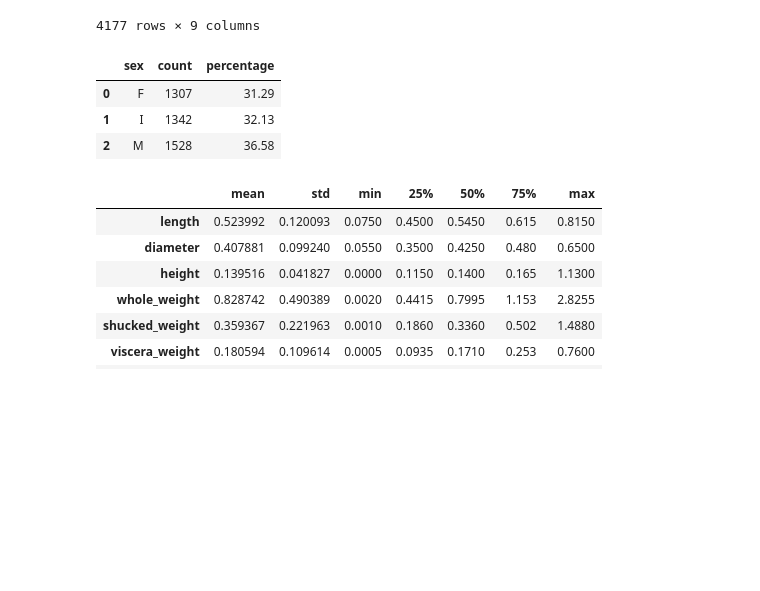
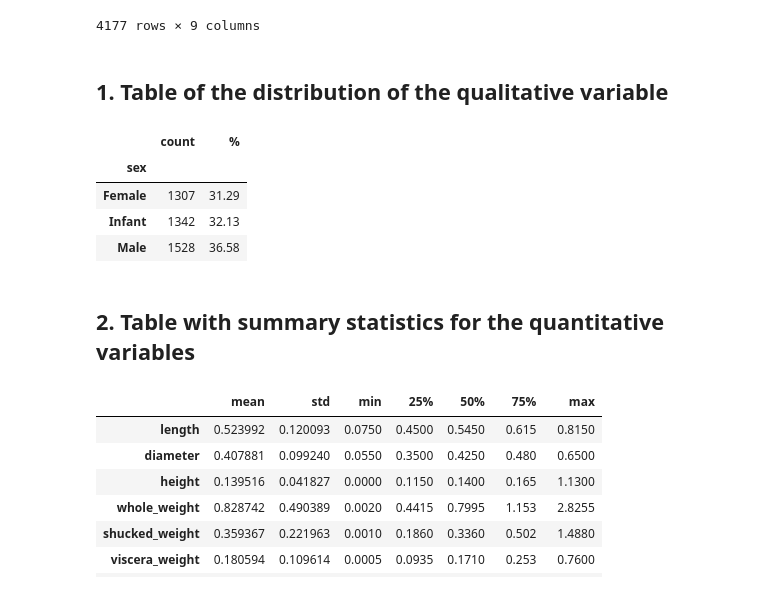
Before and after one commit to igoro00/pipython, a Jupyter notebook: Untitled-1.ipynb, the cells around one changed output. Cells and saved outputs as stored; diff of their text form; code cells hidden in the pictures; blank space fills up the shorter version.

```diff
--- a/Untitled-1.ipynb
+++ b/Untitled-1.ipynb
@@ -32,18 +37,25 @@ df
 | 4175 | F | 0.625 | 0.485 | 0.150 | 1.0945 | 0.5310 | 0.2610 | 0.2960 | ... |
 | 4176 | M | 0.710 | 0.555 | 0.195 | 1.9485 | 0.9455 | 0.3765 | 0.4950 | ... |
 4177 rows × 9 columns
+# %% [markdown]
+## 1. Table of the distribution of the qualitative variable
 # %%
+sex_dict = {'M':'Male', 'F':'Female', 'I':'Infant'}
 sexes = df.groupby('sex').size().reset_index(name='count')
-sexes['percentage'] = np.round(
+sexes['sex'] = sexes['sex'].map(sex_dict)
+sexes['%'] = np.round(
     (sexes['count'] / sexes['count'].sum()) * 100,
     2
 )
-sexes
+sexes.set_index('sex')
 # %% [output]
-|  | sex | count | percentage |
-| 0 | F | 1307 | 31.29 |
-| 1 | I | 1342 | 32.13 |
-| 2 | M | 1528 | 36.58 |
+|  | count | % |
+| sex |  |  |
+| Female | 1307 | 31.29 |
+| Infant | 1342 | 32.13 |
+| Male | 1528 | 36.58 |
+# %% [markdown]
+## 2.  Table with summary statistics for the quantitative variables
 # %%
 # trzeba ogarnac kolejność kolumn
 df.describe().transpose()[["mean", "std", "min", "25%", "50%", "75%", "max"]]
```
Also changed, not shown: parts of 12 cells of this notebook.
